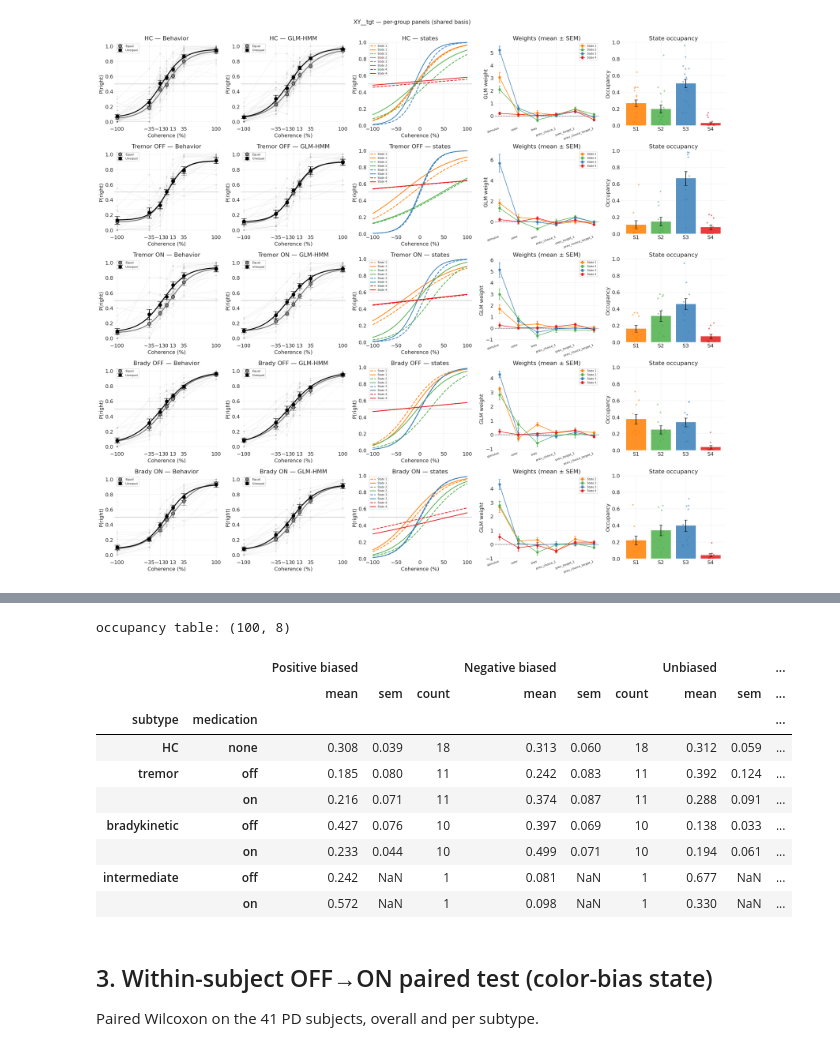
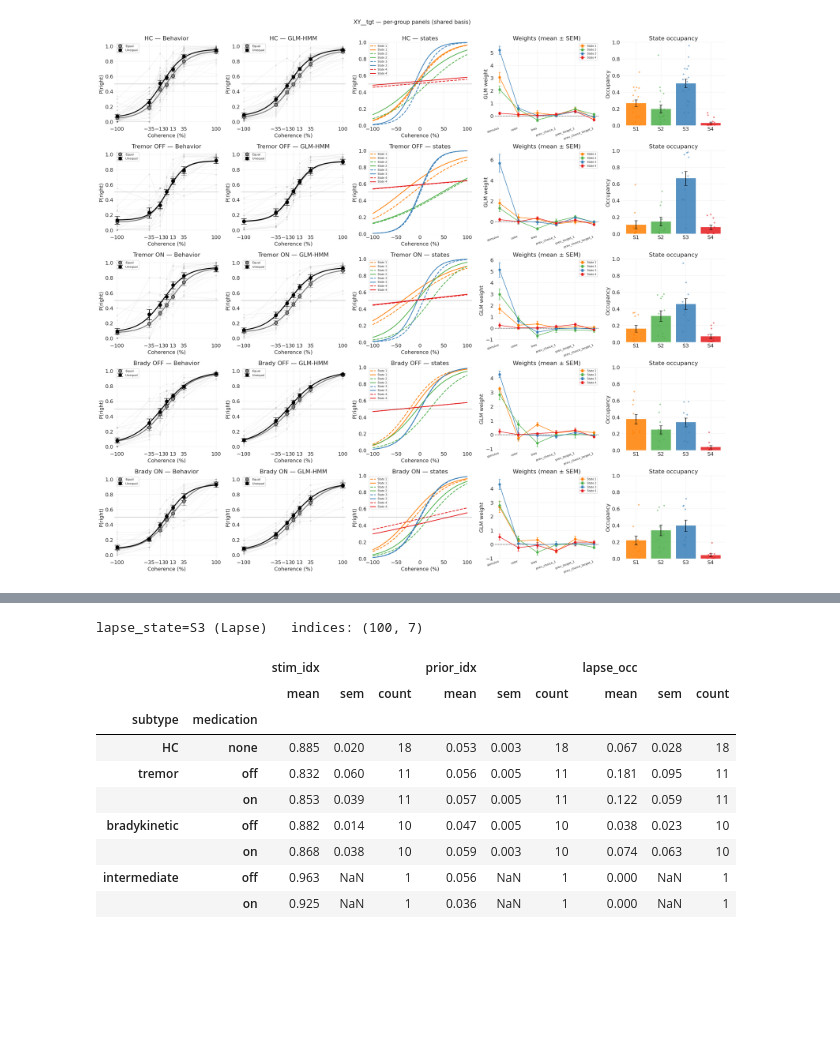
Before and after one commit to vaibrainium/bayesian-priors-in-pd-subtype, a Jupyter notebook: notebooks/6.02-gglm-hmm-shared-selected-model-stats.ipynb, the cells around one changed output, grey strips where cells are left out. Saved outputs shown, nothing was run; the diff lists cells and outputs as text; code cells hidden in the pictures; blank space fills up the shorter version.

```diff
--- a/notebooks/6.02-gglm-hmm-shared-selected-model-stats.ipynb
+++ b/notebooks/6.02-gglm-hmm-shared-selected-model-stats.ipynb
@@ -269,10 +252,0 @@ wdf.round(3)
-# %%
-fig, ax = plt.subplots(figsize=(9, 4))
-x = np.arange(len(feats))
-for k in range(K):
-    lw = 1.5
-    ax.plot(x, w[k], marker="o", lw=lw, label=f"S{k}")
-ax.axhline(0, color="k", ls="--", lw=0.8)
-ax.set_xticks(x); ax.set_xticklabels(feats, rotation=20, ha="right")
-ax.set(ylabel="GLM weight", title=f"{CONFIG} — shared pooled state weights")
-ax.legend(fontsize=8); plt.tight_layout(); plt.show()
@@ -289,38 +453,46 @@ the **single shared model** (identical basis for every session — no refit, no
 # %%
 def session_occupancy(model, df, feats):
     obs = df["choices"].values.astype(int).reshape(-1, 1)
     inp = df[feats].values.astype(float)
     msk = df["mask"].values.astype(bool).reshape(-1, 1)
     post = model.expected_states(data=obs, input=inp, mask=msk)[0]   # (T, K)
     return post[msk[:, 0]].mean(axis=0)
 
+state_names = globals().get("state_names",
+                            {"S0": "Positive biased", "S1": "Negative biased",
+                             "S2": "Unbiased", "S3": "Lapse"})
+
+si = feats.index("stimulus")
+bi = feats.index("bias")
+ci = feats.index("color") if "color" in feats else None
+w = -pooled.observations.params[:, 0, :]                 # shared basis (K, M)
+ws, wb = w[:, si], w[:, bi]
+wc = w[:, ci] if ci is not None else None
+lapse_state = int(np.argmin(np.abs(ws)))                 # flat stimulus weight = lapse state
+def sigmoid(x): return 1.0 / (1.0 + np.exp(-x))
+C = 1.0                                                   # full coherence (stimulus = signed_coherence/100)
+
 rows = []
 for sid, df in data.items():
     occ = session_occupancy(pooled, df, feats)
-    row = {"session_id": sid, **{state_names[f"S{k}"]: occ[k] for k in range(K)}}
-    rows.append(row)
-occ_df = pd.DataFrame(rows).set_index("session_id")
-# if colorbias_state >= 0:
-#     occ_df["occ_colorbias"] = occ_df[f"occ_S{colorbias_state}"]
-
-occ_df = occ_df.join(sess_md)
-occ_df["subtype"] = pd.Categorical(occ_df["subtype"], ["HC", "tremor", "bradykinetic", "intermediate"])
-print("occupancy table:", occ_df.shape)
-occ_cols = [state_names[f"S{k}"] for k in range(K)]
-occ_df.groupby(["subtype", "medication"], observed=True)[occ_cols].agg(["mean", "sem", "count"]).round(3)
+    stim_idx = float(np.sum(occ * (sigmoid(wb + ws * C) - sigmoid(wb - ws * C))))
+    prior_idx = float(np.sum(occ * (sigmoid(wb + wc) - sigmoid(wb)))) if ci is not None else np.nan
+    rows.append(dict(session_id=sid, stim_idx=stim_idx, prior_idx=prior_idx,
+                     lapse_occ=float(occ[lapse_state])))
+idx_df = pd.DataFrame(rows).set_index("session_id").join(sess_md)
+idx_df["subtype"] = pd.Categorical(idx_df["subtype"], ["HC", "tremor", "bradykinetic", "intermediate"])
+ilabels = {"stim_idx": "Stimulus sensitivity (P-span)", "prior_idx": "Prior shift (P @ 0%)"}
+print(f"lapse_state=S{lapse_state} ({state_names.get(f'S{lapse_state}', f'S{lapse_state}')})   indices:", idx_df.shape)
+idx_df.groupby(["subtype", "medication"], observed=True)[["stim_idx", "prior_idx", "lapse_occ"]].agg(["mean", "sem", "count"]).round(3)
 # %% [output]
-occupancy table: (100, 8)
+lapse_state=S3 (Lapse)   indices: (100, 7)
-|  |  | Positive biased |  |  | Negative biased |  |  | Unbiased |  | ... |
-|  |  | mean | sem | count | mean | sem | count | mean | sem | ... |
-| subtype | medication |  |  |  |  |  |  |  |  | ... |
-| HC | none | 0.308 | 0.039 | 18 | 0.313 | 0.060 | 18 | 0.312 | 0.059 | ... |
-| tremor | off | 0.185 | 0.080 | 11 | 0.242 | 0.083 | 11 | 0.392 | 0.124 | ... |
-|  | on | 0.216 | 0.071 | 11 | 0.374 | 0.087 | 11 | 0.288 | 0.091 | ... |
-| bradykinetic | off | 0.427 | 0.076 | 10 | 0.397 | 0.069 | 10 | 0.138 | 0.033 | ... |
-|  | on | 0.233 | 0.044 | 10 | 0.499 | 0.071 | 10 | 0.194 | 0.061 | ... |
-| intermediate | off | 0.242 | NaN | 1 | 0.081 | NaN | 1 | 0.677 | NaN | ... |
-|  | on | 0.572 | NaN | 1 | 0.098 | NaN | 1 | 0.330 | NaN | ... |
+|  |  | stim_idx |  |  | prior_idx |  |  | lapse_occ |  |  |
+|  |  | mean | sem | count | mean | sem | count | mean | sem | count |
+| subtype | medication |  |  |  |  |  |  |  |  |  |
+| HC | none | 0.885 | 0.020 | 18 | 0.053 | 0.003 | 18 | 0.067 | 0.028 | 18 |
+| tremor | off | 0.832 | 0.060 | 11 | 0.056 | 0.005 | 11 | 0.181 | 0.095 | 11 |
+|  | on | 0.853 | 0.039 | 11 | 0.057 | 0.005 | 11 | 0.122 | 0.059 | 11 |
+| bradykinetic | off | 0.882 | 0.014 | 10 | 0.047 | 0.005 | 10 | 0.038 | 0.023 | 10 |
+|  | on | 0.868 | 0.038 | 10 | 0.059 | 0.003 | 10 | 0.074 | 0.063 | 10 |
+| intermediate | off | 0.963 | NaN | 1 | 0.056 | NaN | 1 | 0.000 | NaN | 1 |
+|  | on | 0.925 | NaN | 1 | 0.036 | NaN | 1 | 0.000 | NaN | 1 |
-# %% [markdown]
-## 3. Within-subject OFF→ON paired test (color-bias state)
-
-Paired Wilcoxon on the 41 PD subjects, overall and per subtype.
```
Also changed, not shown: parts of 23 cells of this notebook, 3 other files.
